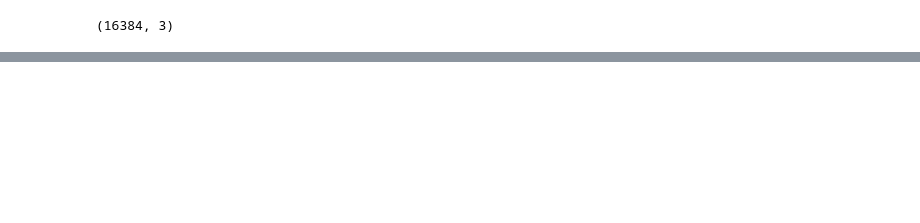
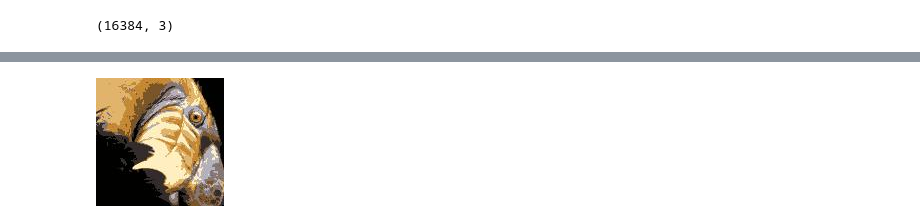
Before and after one commit to tiyd-python-2015-01/curriculum, a Jupyter notebook: notebooks/week5/Image Downsampling Exercise.ipynb, the cells around one changed output, grey strips where cells are left out. Saved outputs shown, nothing was run; the diff lists cells and outputs as text; code cells hidden in the pictures; blank space fills up the shorter version.

```diff
--- a/notebooks/week5/Image Downsampling Exercise.ipynb
+++ b/notebooks/week5/Image Downsampling Exercise.ipynb
@@ -57,0 +54,4 @@ array([113,  75,  34])
+# %%
+IPythonImage('bird_small_resample.jpg')
+# %% [output]
+[figure, added]
```
Also changed, not shown: parts of 10 cells of this notebook, 5 other files.
